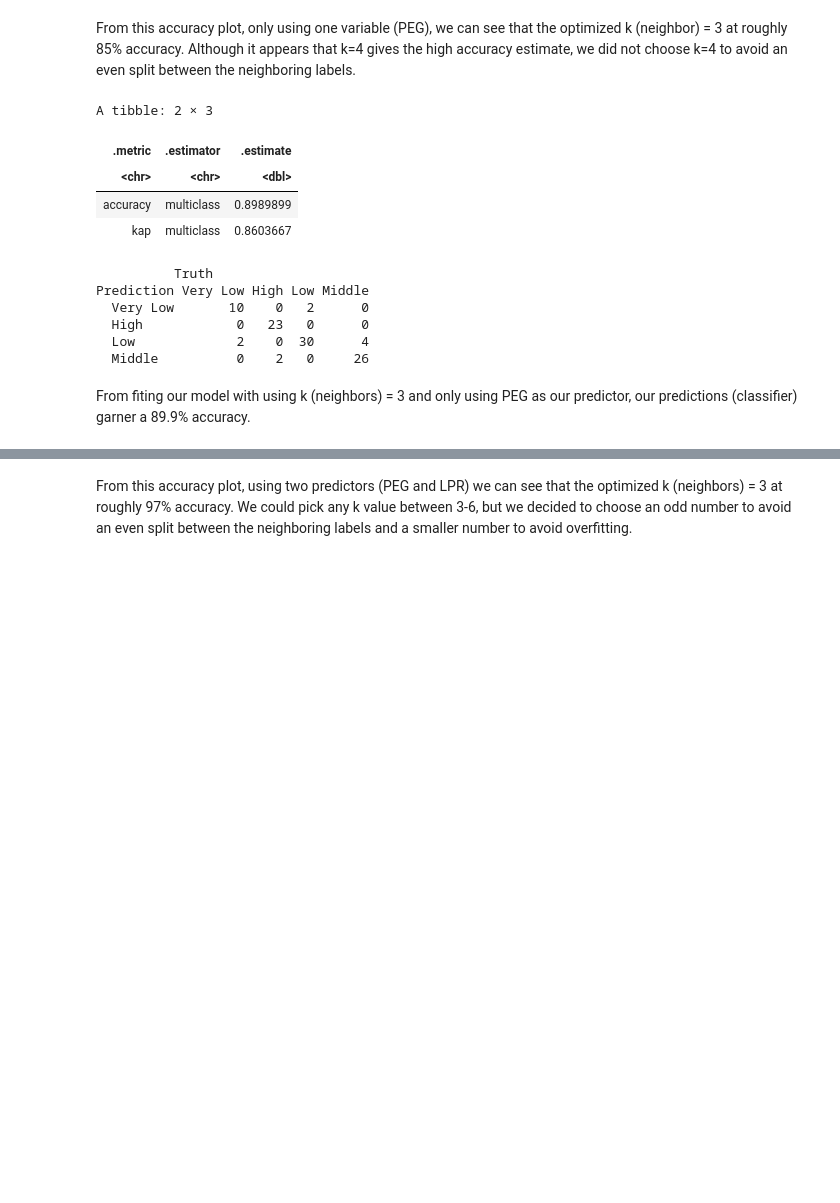
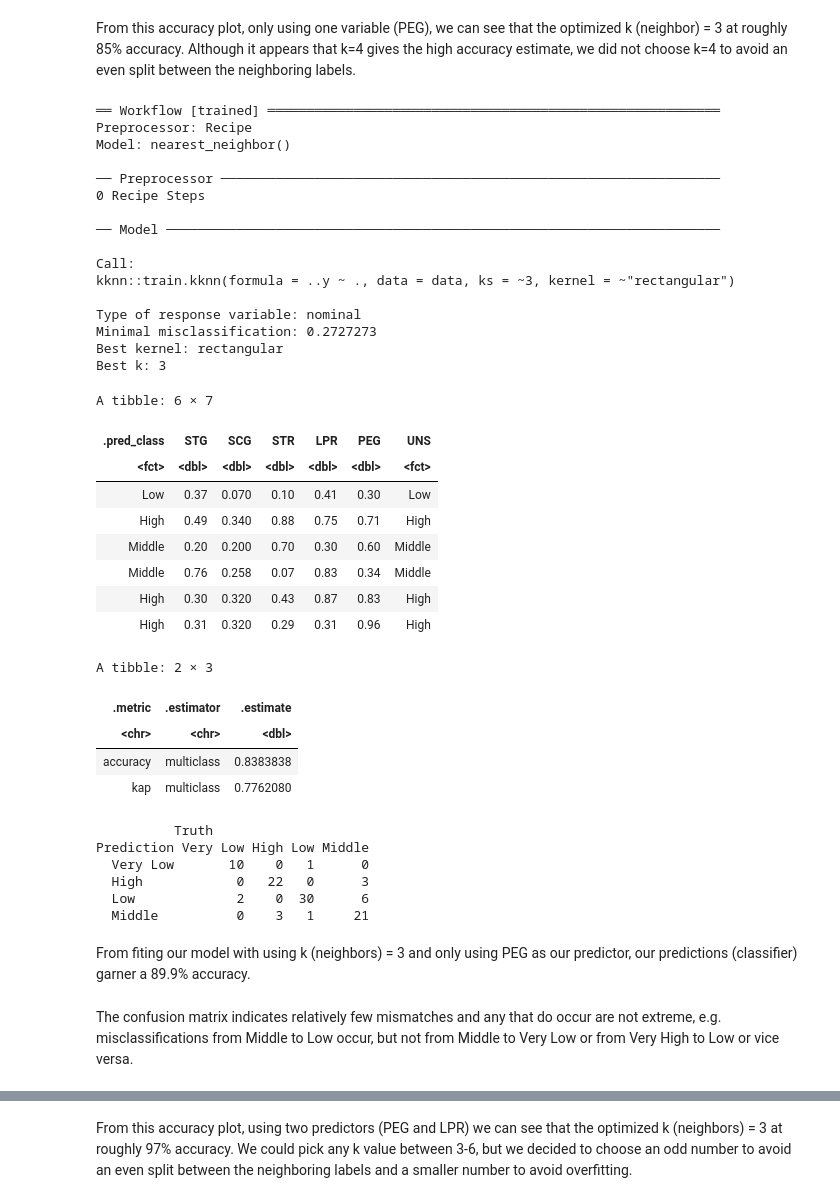
Before and after one commit to moirarenata/Analysis-of-Attributes-Relating-to-User-Knowledge-Levels-Pertaining-to-DC-Machines-in-a-Given-Datase, a Jupyter notebook: project_actual_allvalues.ipynb, the cells around one changed output, grey strips where cells are left out. Cells and saved outputs as stored; diff of their text form; code cells hidden in the pictures; blank space fills up the shorter version.

```diff
--- a/project_actual_allvalues.ipynb
+++ b/project_actual_allvalues.ipynb
@@ -383,38 +363,63 @@ From this accuracy plot, only using one variable (PEG), we can see that the opti
 # %%
 set.seed(2000)
 
 peg_knowledge_spec <- nearest_neighbor(weight_func = "rectangular", neighbors = 3) %>%
        set_engine("kknn") %>%
        set_mode("classification")
 
 peg_knowledge_fit <- workflow() %>%
        add_recipe(peg_knowledge_recipe) %>%
        add_model(peg_knowledge_spec) %>%
        fit(data = knowledge_data_testing)
-#peg_knowledge_fit
+peg_knowledge_fit
 
 peg_knowledge_predictions <- predict(peg_knowledge_fit, knowledge_data_testing) %>%
        bind_cols(knowledge_data_testing)
-#peg_knowledge_predictions
+head(peg_knowledge_predictions)
 
 peg_knowledge_metrics <- peg_knowledge_predictions %>%
        metrics(truth = UNS, estimate = .pred_class)
 peg_knowledge_metrics
 
 peg_knowledge_conf_mat <- peg_knowledge_predictions %>%
        conf_mat(truth = UNS, estimate = .pred_class)
 peg_knowledge_conf_mat
 # %% [output]
-A tibble: 2 × 3
+══ Workflow [trained] ══════════════════════════════════════════════════════════
+Preprocessor: Recipe
+Model: nearest_neighbor()
+
+── Preprocessor ────────────────────────────────────────────────────────────────
+0 Recipe Steps
+
+── Model ───────────────────────────────────────────────────────────────────────
+
+Call:
+kknn::train.kknn(formula = ..y ~ ., data = data, ks = ~3, kernel = ~"rectangular")
+
+Type of response variable: nominal
+Minimal misclassification: 0.2727273
+Best kernel: rectangular
+Best k: 3
+A tibble: 6 × 7
-| .metric | .estimator | .estimate |
-| <chr> | <chr> | <dbl> |
-| accuracy | multiclass | 0.8989899 |
-| kap | multiclass | 0.8603667 |
+| .pred_class | STG | SCG | STR | LPR | PEG | UNS |
+| <fct> | <dbl> | <dbl> | <dbl> | <dbl> | <dbl> | <fct> |
+| Low | 0.37 | 0.070 | 0.10 | 0.41 | 0.30 | Low |
+| High | 0.49 | 0.340 | 0.88 | 0.75 | 0.71 | High |
+| Middle | 0.20 | 0.200 | 0.70 | 0.30 | 0.60 | Middle |
+| Middle | 0.76 | 0.258 | 0.07 | 0.83 | 0.34 | Middle |
+| High | 0.30 | 0.320 | 0.43 | 0.87 | 0.83 | High |
+| High | 0.31 | 0.320 | 0.29 | 0.31 | 0.96 | High |
-          Truth
-Prediction Very Low High Low Middle
-  Very Low       10    0   2      0
-  High            0   23   0      0
-  Low             2    0  30      4
-  Middle          0    2   0     26
+A tibble: 2 × 3
+| .metric | .estimator | .estimate |
+| <chr> | <chr> | <dbl> |
+| accuracy | multiclass | 0.8383838 |
+| kap | multiclass | 0.7762080 |
+          Truth
+Prediction Very Low High Low Middle
+  Very Low       10    0   1      0
+  High            0   22   0      3
+  Low             2    0  30      6
+  Middle          0    3   1     21
 # %% [markdown]
 From fiting our model with using k (neighbors) = 3 and only using PEG as our predictor, our predictions (classifier) garner a 89.9% accuracy.
@@ -423,2 +426,4 @@ From fiting our model with using k (neighbors) = 3 and only using PEG as our pre
+# %% [markdown]
+The confusion matrix indicates relatively few mismatches and any that do occur are not extreme, e.g. misclassifications from Middle to Low occur, but not from Middle to Very Low or from Very High to Low or vice versa.
 # %%
 set.seed(2000)
```
Also changed, not shown: parts of 19 cells of this notebook.
